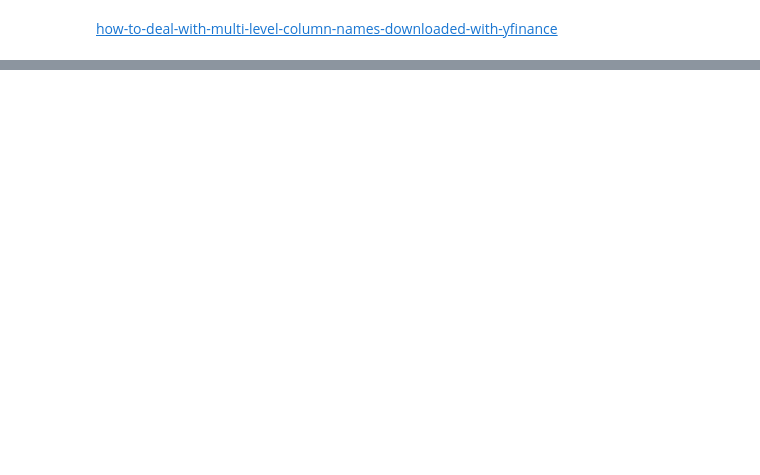
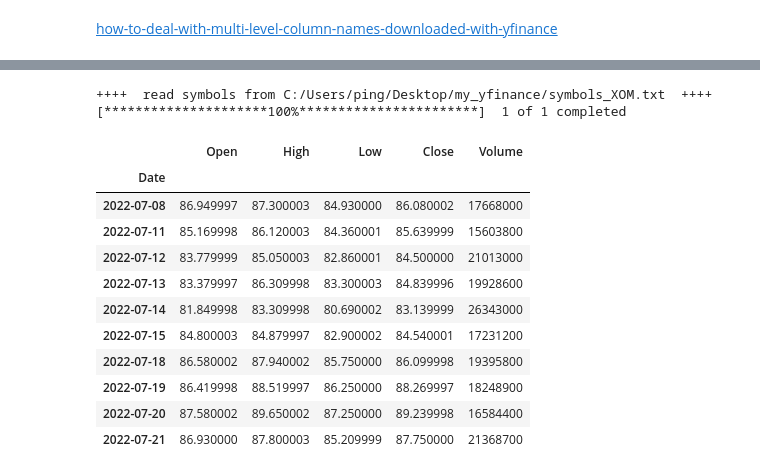
Before and after one commit to pympk/py379, a Jupyter notebook: my_yfinance.ipynb, the cells around one changed output, grey strips where cells are left out. Saved outputs shown, nothing was run; the diff lists cells and outputs as text; code cells hidden in the pictures; blank space fills up the shorter version.

```diff
--- a/my_yfinance.ipynb
+++ b/my_yfinance.ipynb
@@ -23,0 +97,21 @@ Successfully imported the modules!
+# %%
+# file_symbols = 'C:/Users/ping/MyDrive/stocks/MktCap2b_AUMtop1200/source/2021_Top1200_MktCap_n_AUM.txt'
+# file_symbols = 'C:/Users/ping/Desktop/my_yfinance/symbols_trash.txt'
+file_symbols = 'C:/Users/ping/Desktop/my_yfinance/symbols_XOM.txt'
+df_XOM = download_symbol_AdjOHLCV(file_symbols, verbose=False)
+df_XOM.tail(10)
+# %% [output]
+++++  read symbols from C:/Users/ping/Desktop/my_yfinance/symbols_XOM.txt  ++++
+[*********************100%***********************]  1 of 1 completed
+|  | Open | High | Low | Close | Volume |
+| Date |  |  |  |  |  |
+| 2022-07-08 | 86.949997 | 87.300003 | 84.930000 | 86.080002 | 17668000 |
+| 2022-07-11 | 85.169998 | 86.120003 | 84.360001 | 85.639999 | 15603800 |
+| 2022-07-12 | 83.779999 | 85.050003 | 82.860001 | 84.500000 | 21013000 |
+| 2022-07-13 | 83.379997 | 86.309998 | 83.300003 | 84.839996 | 19928600 |
+| 2022-07-14 | 81.849998 | 83.309998 | 80.690002 | 83.139999 | 26343000 |
+| 2022-07-15 | 84.800003 | 84.879997 | 82.900002 | 84.540001 | 17231200 |
+| 2022-07-18 | 86.580002 | 87.940002 | 85.750000 | 86.099998 | 19395800 |
+| 2022-07-19 | 86.419998 | 88.519997 | 86.250000 | 88.269997 | 18248900 |
+| 2022-07-20 | 87.580002 | 89.650002 | 87.250000 | 89.239998 | 16584400 |
+| 2022-07-21 | 86.930000 | 87.800003 | 85.209999 | 87.750000 | 21368700 |
```
Also changed, not shown: parts of 36 cells of this notebook.
